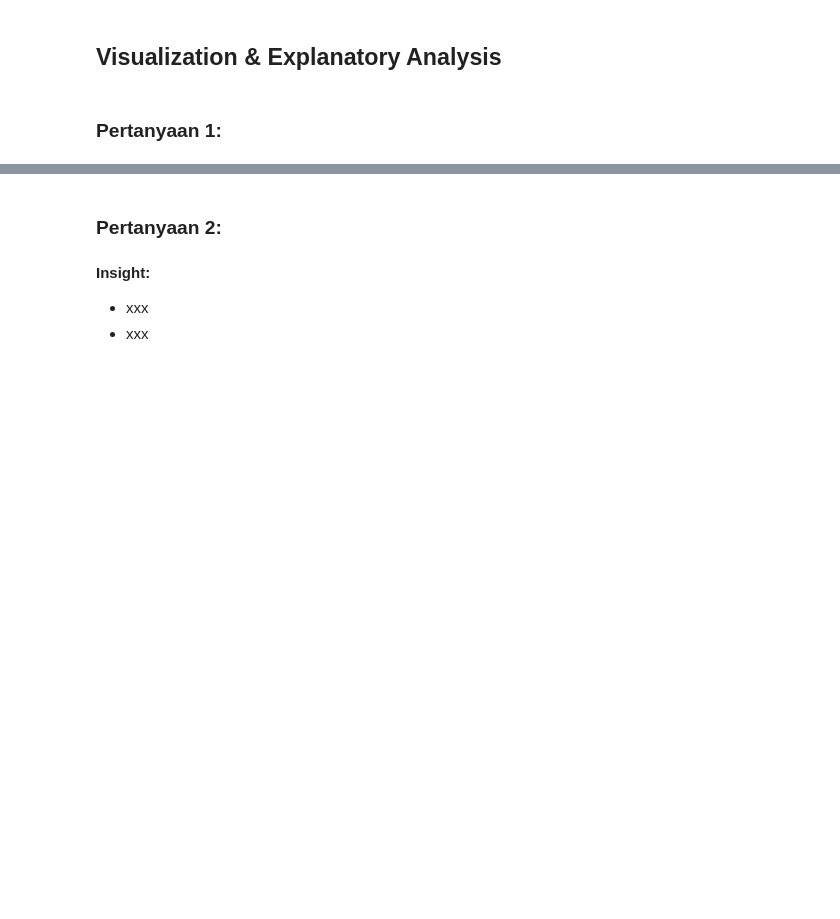
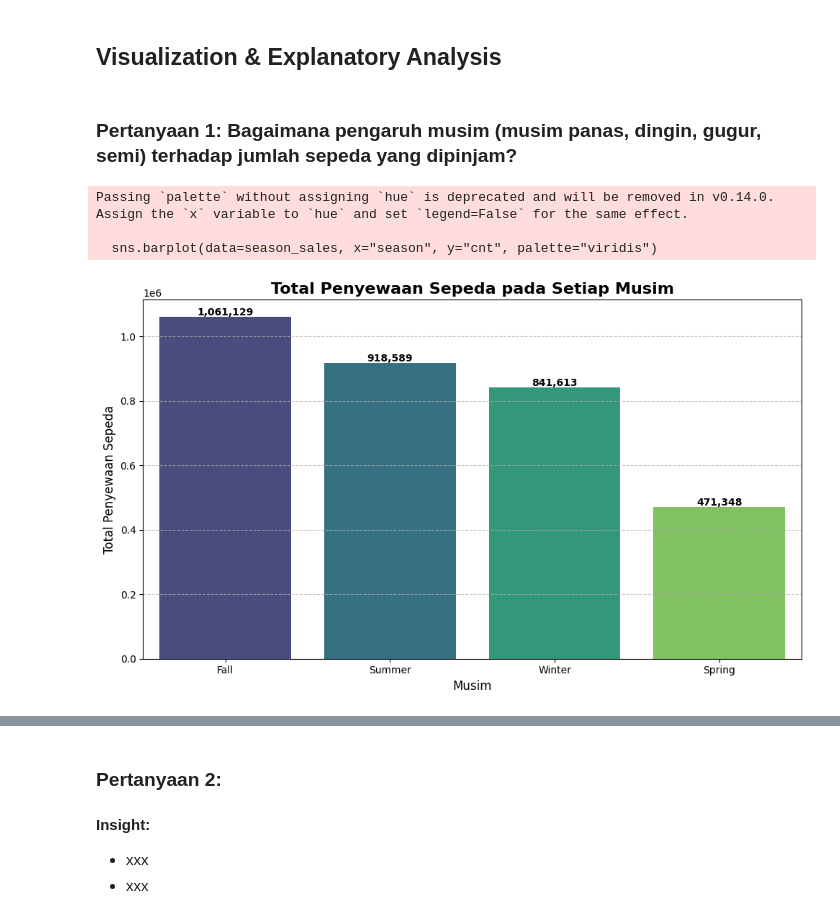
Before and after one commit to Nauviii/first_project_DataAnalayst, a Jupyter notebook: Notebook.ipynb, the cells around one changed output, grey strips where cells are left out. Cells and saved outputs as stored; diff of their text form; code cells hidden in the pictures; blank space fills up the shorter version.

```diff
--- a/Notebook.ipynb
+++ b/Notebook.ipynb
@@ -684,4 +516,33 @@ Dari informasi di atas, kita mendapatkan informasi bahwa :
 # %% [markdown]
 ## Visualization & Explanatory Analysis
-# %% [markdown]
-### Pertanyaan 1:
+# %% [markdown]
+### Pertanyaan 1:  Bagaimana pengaruh musim (musim panas, dingin, gugur, semi) terhadap jumlah sepeda yang dipinjam?
+# %%
+# Menghitung total penjualan berdasarkan musim
+season_sales = bike_day_df.groupby("season").cnt.sum().sort_values(ascending=False).reset_index()
+
+# Membuat barplot menggunakan
+plt.figure(figsize=(10, 6))
+sns.barplot(data=season_sales, x="season", y="cnt", palette="viridis")
+
+# Menambahkan elemen pada plot
+plt.title("Total Penyewaan Sepeda pada Setiap Musim", fontsize=16, fontweight="bold")
+plt.xlabel("Musim", fontsize=12)
+plt.ylabel("Total Penyewaan Sepeda", fontsize=12)
+plt.xticks(fontsize=10)
+plt.yticks(fontsize=10)
+plt.grid(axis="y", linestyle="--", alpha=0.7)
+plt.tight_layout()
+
+# Menampilkan nilai total penyewaan di atas setiap bar
+for index, row in season_sales.iterrows():
+    plt.text(x=index, y=row['cnt'] + 5000, s=f"{row['cnt']:,}",
+             ha='center', fontsize=10, color='black', weight='bold')
+
+# Menampilkan plot
+plt.show()
+# %% [output]
+Passing `palette` without assigning `hue` is deprecated and will be removed in v0.14.0. Assign the `x` variable to `hue` and set `legend=False` for the same effect.
+
+  sns.barplot(data=season_sales, x="season", y="cnt", palette="viridis")
+[figure, added]
```
Also changed, not shown: parts of 48 cells of this notebook.
